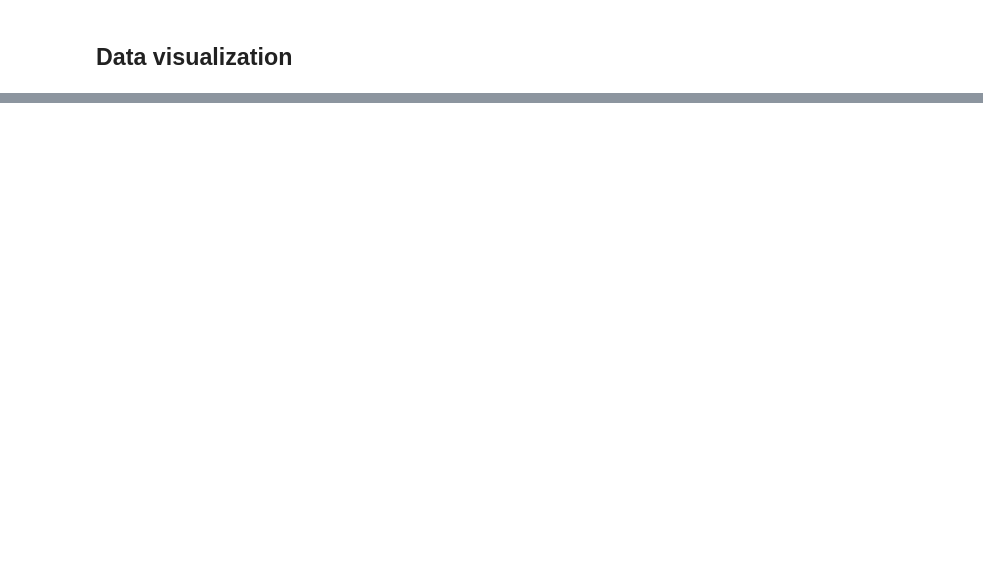
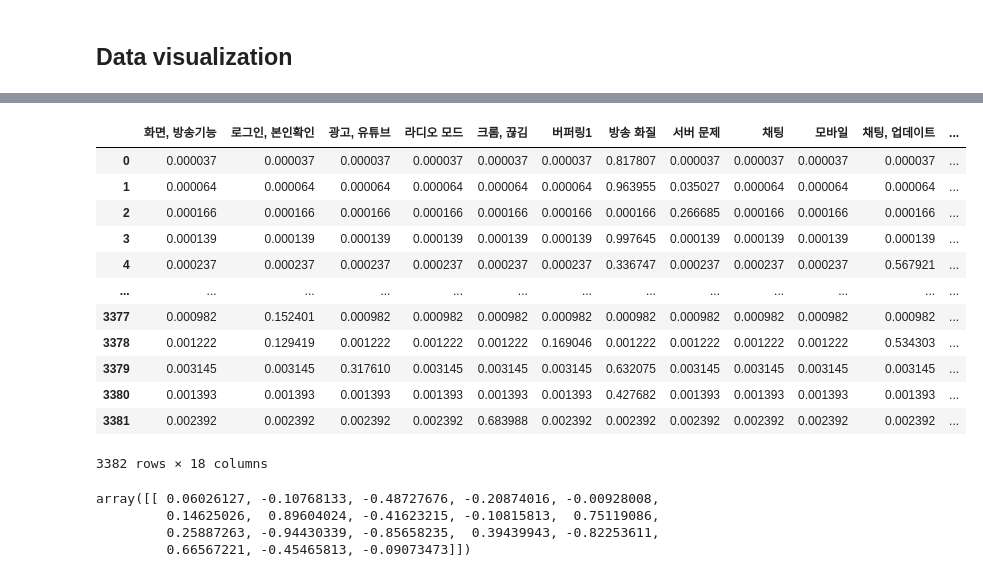
Before and after one commit to doheelab/portfolio, a Jupyter notebook: Notebooks/AfreecaTV.ipynb, the cells around one changed output, grey strips where cells are left out. Saved outputs shown, nothing was run; the diff lists cells and outputs as text; code cells hidden in the pictures; blank space fills up the shorter version.

```diff
--- a/Notebooks/AfreecaTV.ipynb
+++ b/Notebooks/AfreecaTV.ipynb
@@ -582,8 +576,8 @@ tf_vect = CountVectorizer(tokenizer=getNVM_lemma, ngram_range=(1, 2), min_df = 2
 dtm = tf_vect.fit_transform(docs['내용'])
 n_topics = 18 # 18
 lda = LatentDirichletAllocation(n_components=n_topics, topic_word_prior=0.01, doc_topic_prior=0.01)
-lda.fit(dtm)
-saved_model = joblib.dump(dtm, 'LDA.pkl')
+tdm = lda.fit(dtm)
+saved_model = joblib.dump(tdm, 'LDA.pkl')
 
 names = tf_vect.get_feature_names()
 topics_word = dict()
@@ -672,0 +689,28 @@ def searchFiles(path):
+# %%
+docs = pd.concat(reviews, ignore_index = True)
+# 평점 2, 3 지우기
+#docs = docs[docs['평점'].map(lambda x:x in [1,4,5])]
+docs = docs.reset_index(drop=True)
+docs['내용'] = docs.apply(lambda x: x['내용']*int(np.log2(2+x['공감수'])), axis=1)
+
+tf_vect = CountVectorizer(tokenizer=getNVM_lemma, ngram_range=(1, 2), min_df = 2, max_df = 6000,
+                          max_features= 25000)
+
+dtm = tf_vect.fit_transform(docs['내용'])
+n_topics = 18
+lda = LatentDirichletAllocation(n_components=n_topics, topic_word_prior=0.01, doc_topic_prior=0.01, random_state = 10)
+tdm = lda.fit(dtm)
+saved_model = joblib.dump(tdm, 'LDA.pkl')
+
+names = tf_vect.get_feature_names()
+topics_word = dict()
+
+# 주제에 포함된 단어 갯수
+n_words = 10 #20
+# 주제에 속한 단어 topics_word에 저장
+# 공감수 5이상인 것만 고려
+for idx, topic in enumerate(lda.components_):
+    vocab = []
+    for i in topic.argsort()[:-(n_words-1):-1]:
+        vocab.append((names[i], topic[i].round(2)))
+    topics_word[idx+1] = [(names[i], topic[i].round(2)) for i in topic.argsort()[:-(n_words-1):-1]]
@@ -672,0 +738,2 @@ def searchFiles(path):
+# %%
+features = ['화면, 방송기능', '로그인, 본인확인', '광고, 유튜브', '라디오 모드', '크롬, 끊김', '버퍼링1', '방송 화질', '서버 문제', '채팅', '모바일', '채팅, 업데이트', '회원가입, 인증', '방송 접속', '버퍼링2', '버퍼링3', '운영, 와이파이', '업데이트, 화면 비율', '튕기는 현상']
@@ -672,0 +743,17 @@ def searchFiles(path):
+# %%
+df = pd.DataFrame(tdm.transform(dtm), columns = features)
+df
+# %% [output]
+|  | 화면, 방송기능 | 로그인, 본인확인 | 광고, 유튜브 | 라디오 모드 | 크롬, 끊김 | 버퍼링1 | 방송 화질 | 서버 문제 | 채팅 | 모바일 | 채팅, 업데이트 | ... |
+| 0 | 0.000037 | 0.000037 | 0.000037 | 0.000037 | 0.000037 | 0.000037 | 0.817807 | 0.000037 | 0.000037 | 0.000037 | 0.000037 | ... |
+| 1 | 0.000064 | 0.000064 | 0.000064 | 0.000064 | 0.000064 | 0.000064 | 0.963955 | 0.035027 | 0.000064 | 0.000064 | 0.000064 | ... |
+| 2 | 0.000166 | 0.000166 | 0.000166 | 0.000166 | 0.000166 | 0.000166 | 0.000166 | 0.266685 | 0.000166 | 0.000166 | 0.000166 | ... |
+| 3 | 0.000139 | 0.000139 | 0.000139 | 0.000139 | 0.000139 | 0.000139 | 0.997645 | 0.000139 | 0.000139 | 0.000139 | 0.000139 | ... |
+| 4 | 0.000237 | 0.000237 | 0.000237 | 0.000237 | 0.000237 | 0.000237 | 0.336747 | 0.000237 | 0.000237 | 0.000237 | 0.567921 | ... |
+| ... | ... | ... | ... | ... | ... | ... | ... | ... | ... | ... | ... | ... |
+| 3377 | 0.000982 | 0.152401 | 0.000982 | 0.000982 | 0.000982 | 0.000982 | 0.000982 | 0.000982 | 0.000982 | 0.000982 | 0.000982 | ... |
+| 3378 | 0.001222 | 0.129419 | 0.001222 | 0.001222 | 0.001222 | 0.169046 | 0.001222 | 0.001222 | 0.001222 | 0.001222 | 0.534303 | ... |
+| 3379 | 0.003145 | 0.003145 | 0.317610 | 0.003145 | 0.003145 | 0.003145 | 0.632075 | 0.003145 | 0.003145 | 0.003145 | 0.003145 | ... |
+| 3380 | 0.001393 | 0.001393 | 0.001393 | 0.001393 | 0.001393 | 0.001393 | 0.427682 | 0.001393 | 0.001393 | 0.001393 | 0.001393 | ... |
+| 3381 | 0.002392 | 0.002392 | 0.002392 | 0.002392 | 0.683988 | 0.002392 | 0.002392 | 0.002392 | 0.002392 | 0.002392 | 0.002392 | ... |
+3382 rows × 18 columns
@@ -672,0 +783,7 @@ def searchFiles(path):
+# %%
+log.coef_
+# %% [output]
+array([[ 0.06026127, -0.10768133, -0.48727676, -0.20874016, -0.00928008,
+         0.14625026,  0.89604024, -0.41623215, -0.10815813,  0.75119086,
+         0.25887263, -0.94430339, -0.85658235,  0.39439943, -0.82253611,
+         0.66567221, -0.45465813, -0.09073473]])
```
Also changed, not shown: parts of 15 cells of this notebook, 3 other files.
